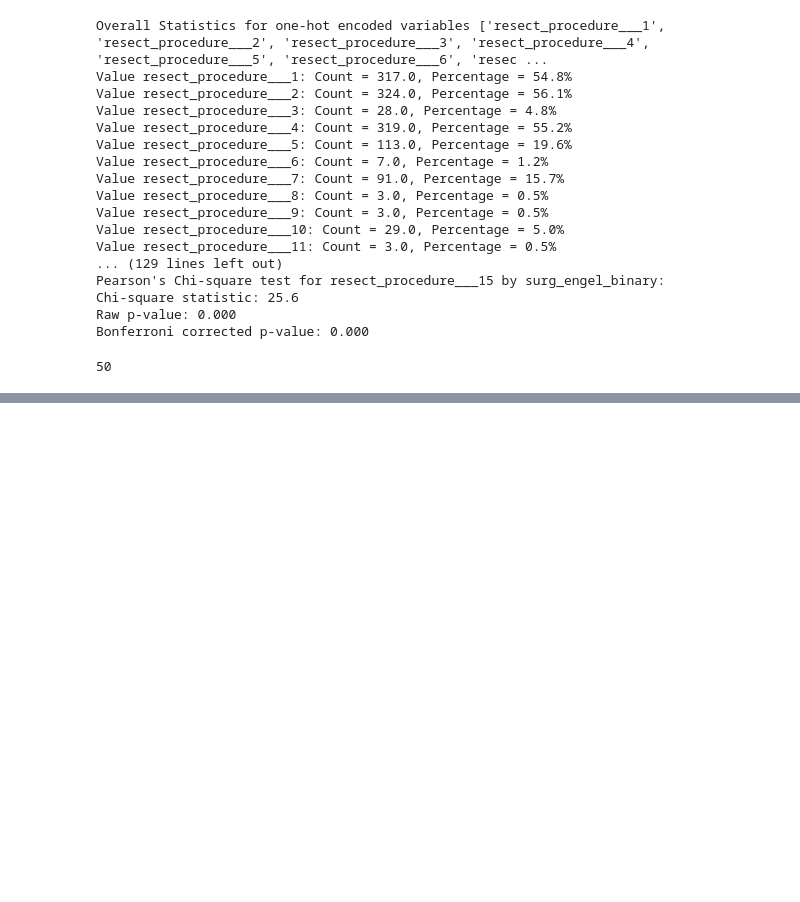
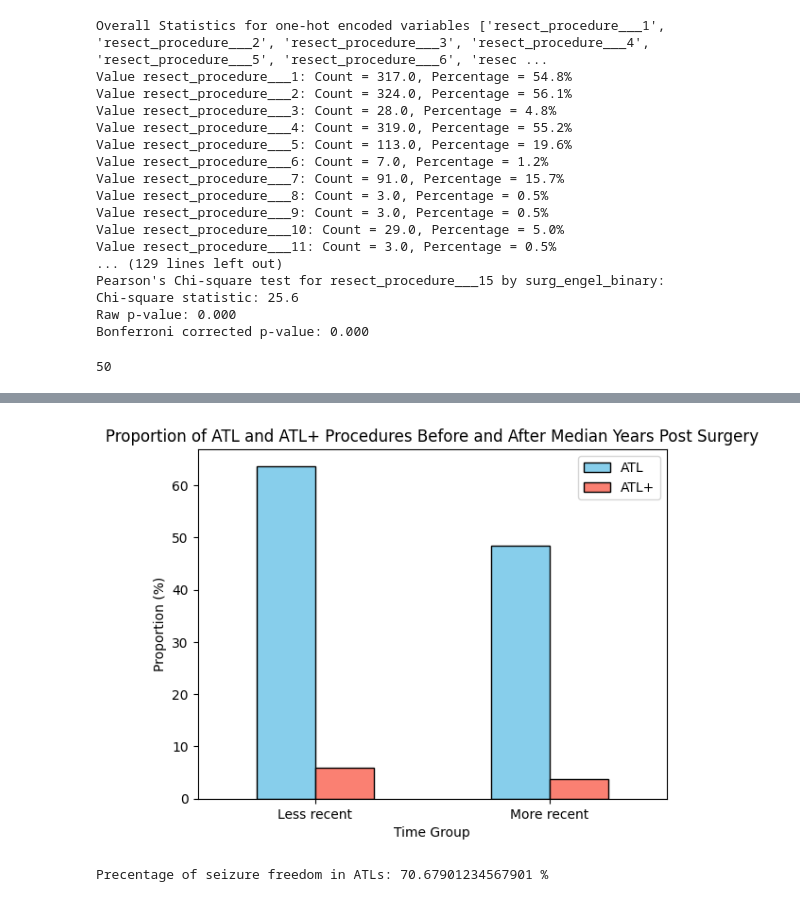
Before and after one commit to AmauryPelzer/Engel-outcome-prediction, a Jupyter notebook: notebooks/1. exploratory/descriptive.ipynb, the cells around one changed output, grey strips where cells are left out. Cells and saved outputs as stored; diff of their text form; code cells hidden in the pictures; blank space fills up the shorter version.

```diff
--- a/notebooks/1. exploratory/descriptive.ipynb
+++ b/notebooks/1. exploratory/descriptive.ipynb
@@ -314,0 +346,29 @@ len(wide_df[(wide_df["eo_yrs_postsurg"]<=2) & (wide_df["eo_yrs_postsurg"]>=1)])
+# %%
+import numpy as np
+import matplotlib.pyplot as plt
+
+# Calculate the median of eo_yrs_postsurg
+median_years = wide_df['eo_yrs_postsurg'].median()
+
+# Create a new column that categorizes each entry as 'Before Median' or 'After Median'
+wide_df['time_group'] = np.where(wide_df['eo_yrs_postsurg'] <= median_years, 'More recent', 'Less recent')
+
+# Calculate the proportion of ATL (resect_procedure___2) and ATL+ (resect_procedure___3) in each time group
+proportions = wide_df.groupby('time_group')[['resect_procedure___2', 'resect_procedure___3']].mean() * 100
+
+# Plot the results
+proportions.plot(kind='bar', color=['skyblue', 'salmon'], edgecolor='black')
+plt.xlabel('Time Group')
+plt.ylabel('Proportion (%)')
+plt.title('Proportion of ATL and ATL+ Procedures Before and After Median Years Post Surgery')
+plt.xticks(rotation=0)
+plt.legend(['ATL', 'ATL+'])
+plt.show()
+# %% [output]
+[figure, added]
+# %%
+only_ATLs = wide_df[(wide_df["resect_procedure___2"]==1) ]
+
+print("Precentage of seizure freedom in ATLs:", only_ATLs["surg_engel_binary"].sum() / len(only_ATLs) * 100, "%")
+# %% [output]
+Precentage of seizure freedom in ATLs: 70.67901234567901 %
```
Also changed, not shown: parts of 6 cells of this notebook.
